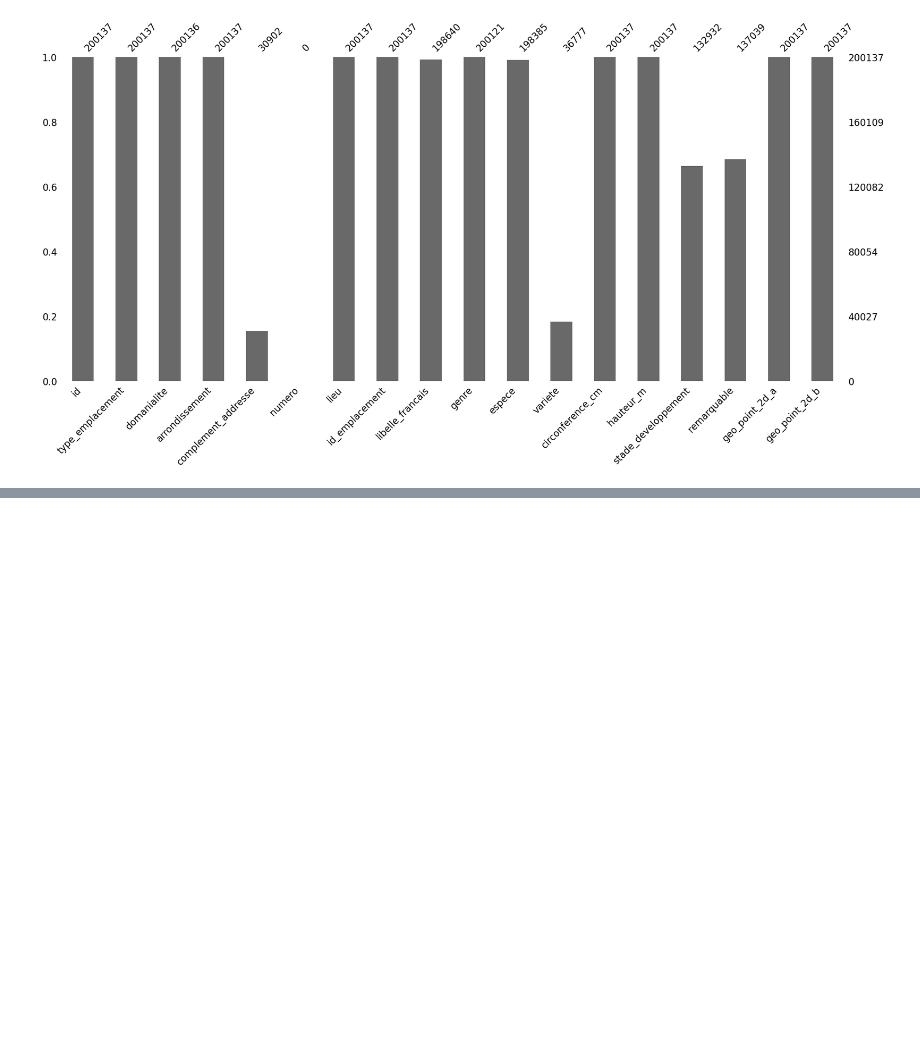
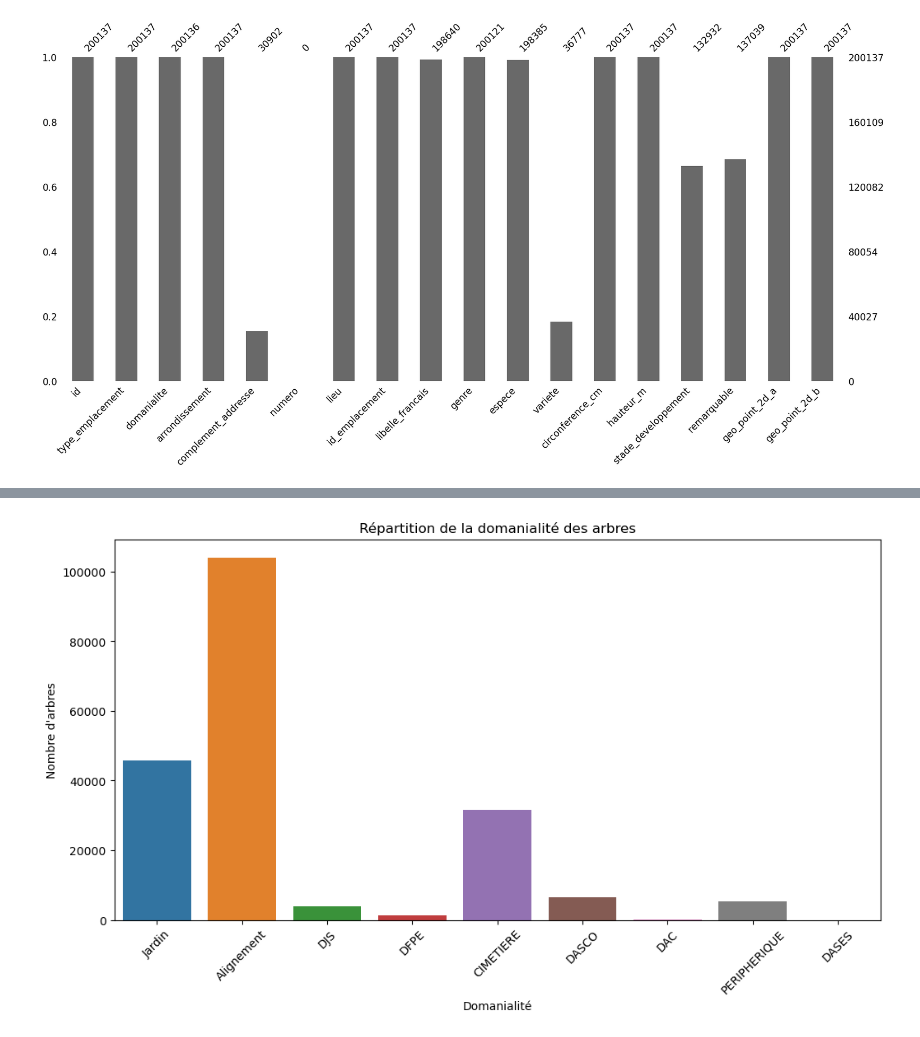
Before and after one commit to Aimen-prog/paris-trees, a Jupyter notebook: data4good.ipynb, the cells around one changed output, grey strips where cells are left out. Drawn from its saved outputs; the diff is of its cells as text; code cells hidden in the pictures; blank space fills up the shorter version.

```diff
--- a/data4good.ipynb
+++ b/data4good.ipynb
@@ -81,5 +81,3 @@ msno.bar(data_tree)
 # %% [output]
 <AxesSubplot:>
 [figure]
-# %%
-data_tree.drop(["id","numero"], axis =1, inplace= True)
@@ -208,2 +111,2 @@ dtype: float64
 # %%
-data_tree.drop(["complement_addresse","lieu"], axis =1, inplace= True)
+data_tree.drop(["id","numero","variete","complement_addresse","lieu"], axis =1, inplace= True)
@@ -212,5 +113,3 @@ KeyError: "['complement_addresse', 'lieu'] not found in axis"
-# %%
-data_tree.drop('variete', axis=1, inplace=True)
 # %%
 df = data_tree.copy()
 # %%
@@ -239,0 +150,10 @@ dtype: int64
+# %%
+plt.figure(figsize=(12, 6))
+sns.countplot(data=df, x='domanialite')
+plt.title('Répartition de la domanialité des arbres')
+plt.xlabel('Domanialité')
+plt.ylabel('Nombre d\'arbres')
+plt.xticks(rotation=45)
+plt.show()
+# %% [output]
+[figure, added]
```
Also changed, not shown: parts of 21 cells of this notebook.
